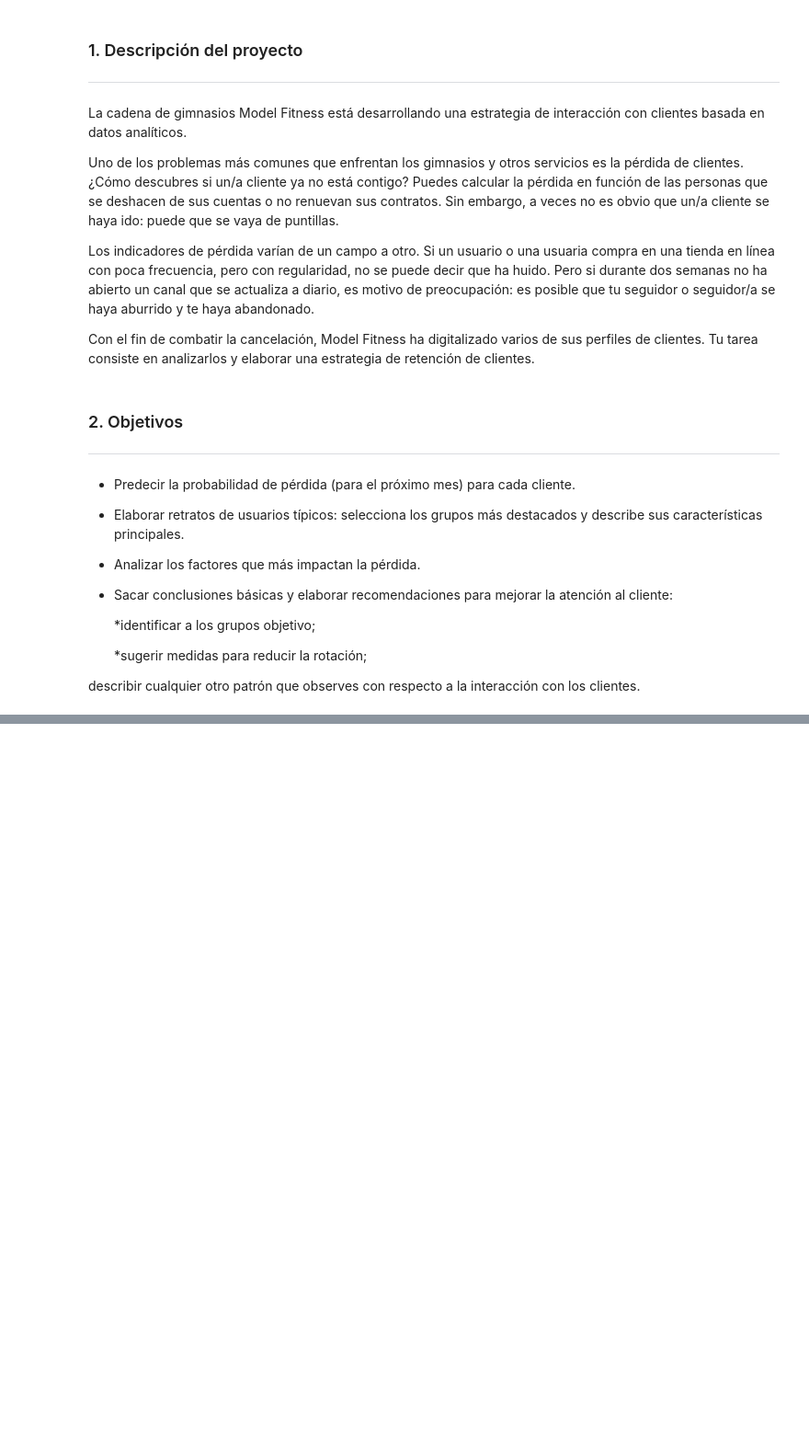
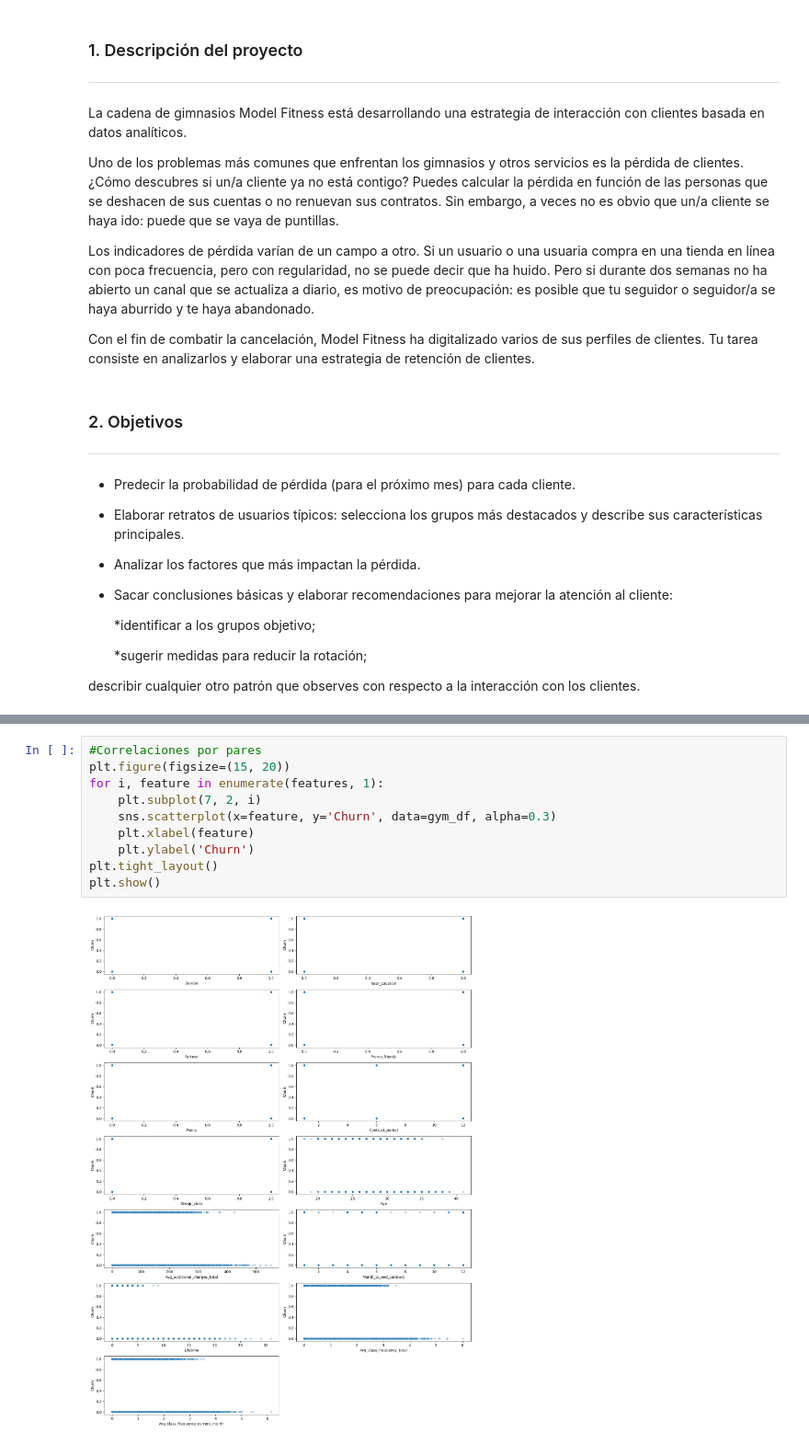
Before and after one commit to CECILIAM14/PROYECTO-13, a Jupyter notebook: PROYECTO 13/Notebook.ipynb, the cells around one changed output, grey strips where cells are left out. Shown at 92% size. Saved outputs shown, nothing was run; the diff lists cells and outputs as text; blank space fills up the shorter version.

```diff
--- a/PROYECTO 13/Notebook.ipynb
+++ b/PROYECTO 13/Notebook.ipynb
@@ -96,0 +185,12 @@ churn_df.describe().T
+# %%
+#Correlaciones por pares
+plt.figure(figsize=(15, 20))
+for i, feature in enumerate(features, 1):
+    plt.subplot(7, 2, i)
+    sns.scatterplot(x=feature, y='Churn', data=gym_df, alpha=0.3)
+    plt.xlabel(feature)
+    plt.ylabel('Churn')
+plt.tight_layout()
+plt.show()
+# %% [output]
+[figure, added]
```
Also changed, not shown: parts of 29 cells of this notebook.
